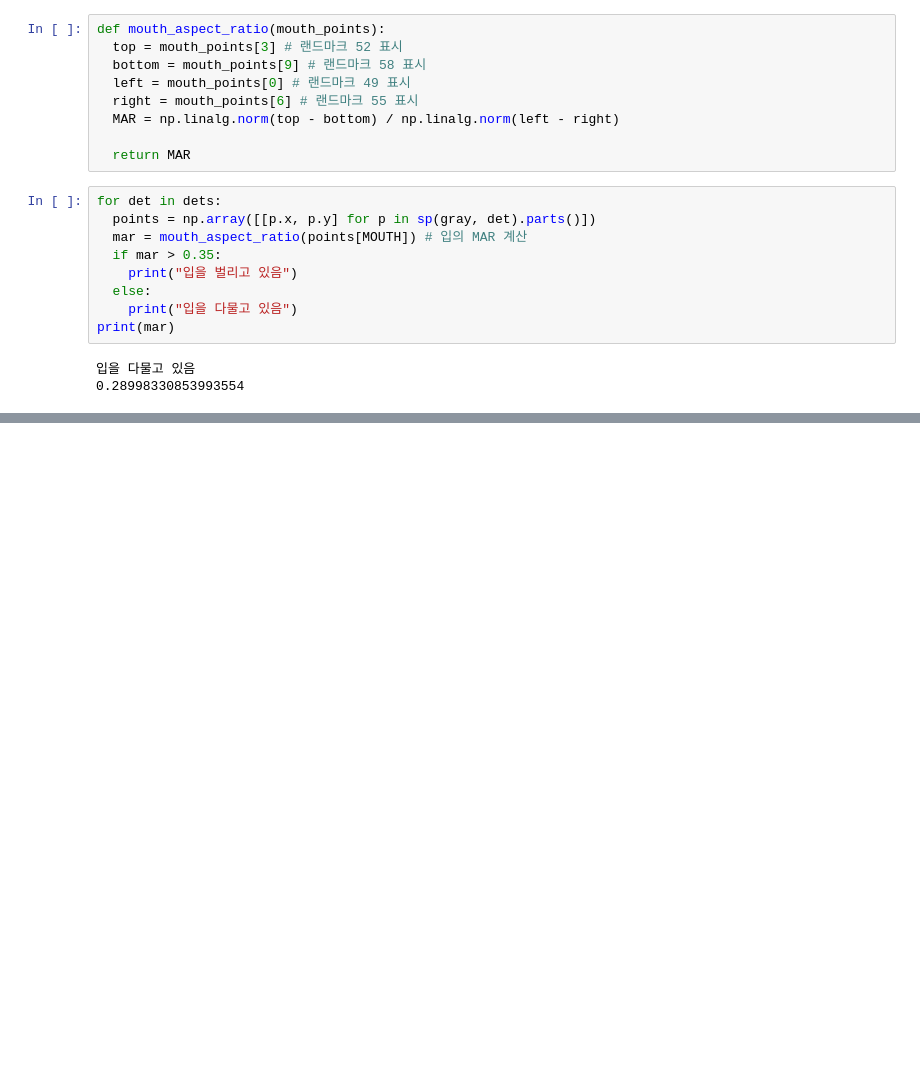
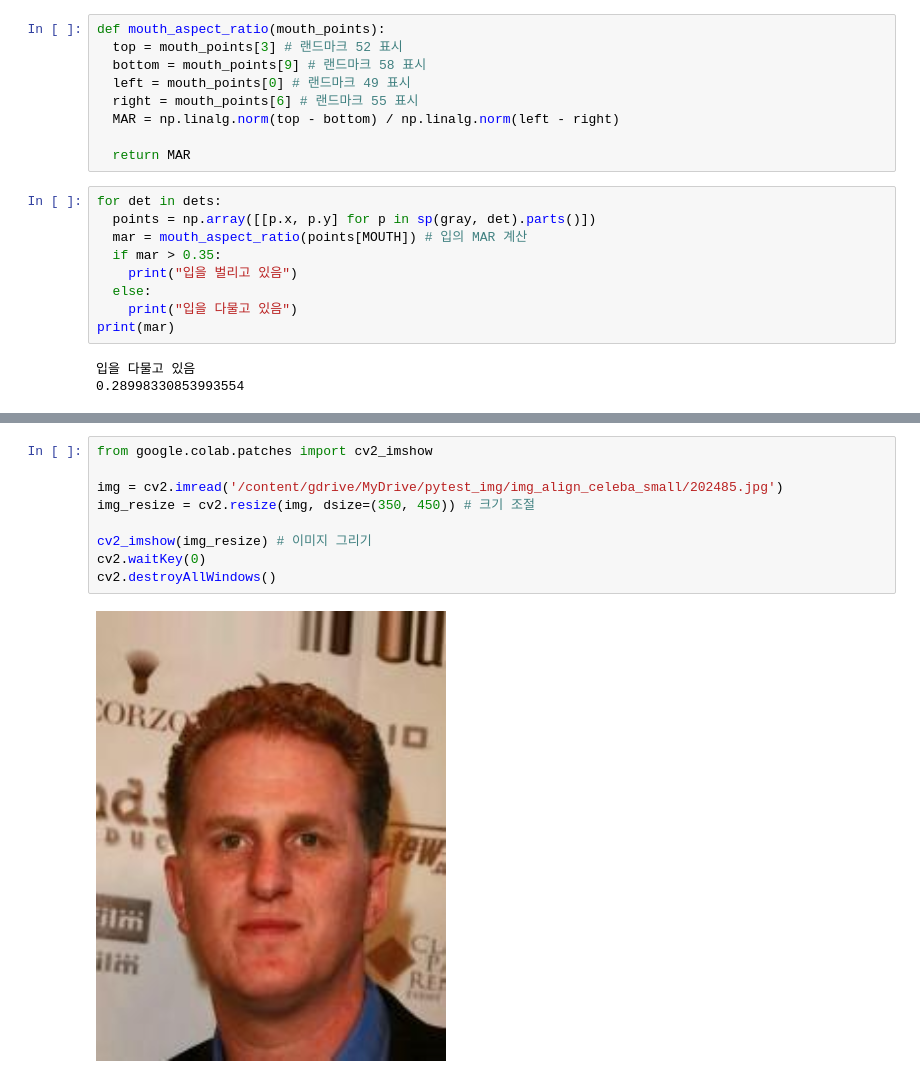
Before and after one commit to Ryu4824/AI_ImgStudy, a Jupyter notebook: CNN_기본 활용/3_5_1_OpenCV와_딥러닝을_이용한_얼굴_인식.ipynb, the cells around one changed output, grey strips where cells are left out. Drawn from its saved outputs; the diff is of its cells as text; blank space fills up the shorter version.

```diff
--- a/CNN_기본 활용/3_5_1_OpenCV와_딥러닝을_이용한_얼굴_인식.ipynb
+++ b/CNN_기본 활용/3_5_1_OpenCV와_딥러닝을_이용한_얼굴_인식.ipynb
@@ -218,0 +248,11 @@ print(mar)
+# %%
+from google.colab.patches import cv2_imshow
+
+img = cv2.imread('/content/gdrive/MyDrive/pytest_img/img_align_celeba_small/202485.jpg')
+img_resize = cv2.resize(img, dsize=(350, 450)) # 크기 조절
+
+cv2_imshow(img_resize) # 이미지 그리기
+cv2.waitKey(0)
+cv2.destroyAllWindows()
+# %% [output]
+[figure, added]
```
Also changed, not shown: parts of 7 cells of this notebook, 1 other file.
